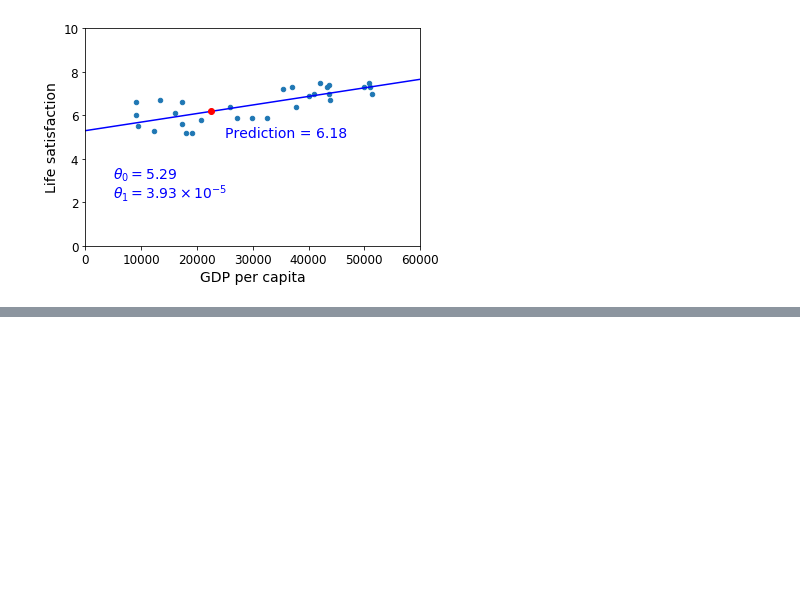
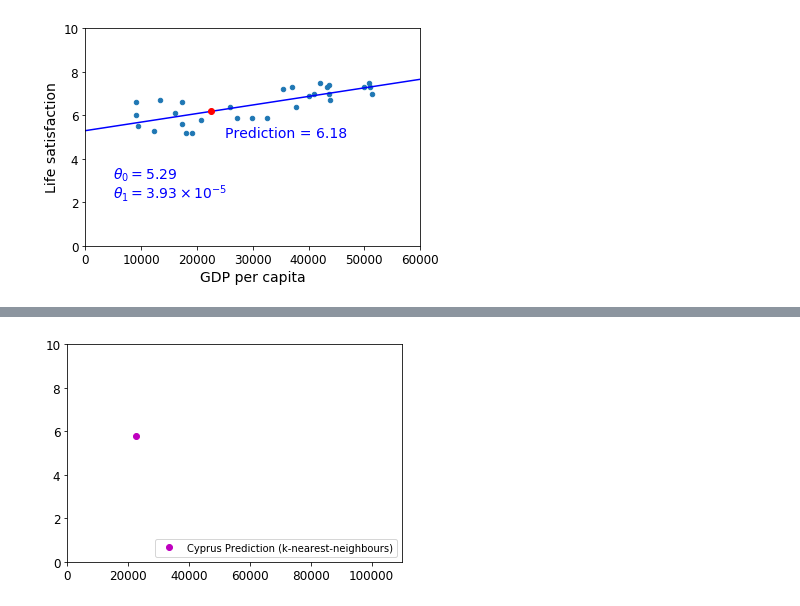
Before and after one commit to thdaraujo/tensorflow-experiments, a Jupyter notebook: gdp_life_satisfaction/gdp_life_satisfaction.ipynb, the cells around one changed output, grey strips where cells are left out. Cells and saved outputs as stored; diff of their text form; code cells hidden in the pictures; blank space fills up the shorter version.

```diff
--- a/gdp_life_satisfaction/gdp_life_satisfaction.ipynb
+++ b/gdp_life_satisfaction/gdp_life_satisfaction.ipynb
@@ -105,0 +134,17 @@ plt.show()
+# %%
+# kne
+X = Xsample
+Y = ysample
+
+knn = sklearn.neighbors.KNeighborsRegressor(n_neighbors=3)
+knn.fit(X, Y)
+
+knn_pred = knn.predict(cyprus_gdp_per_capita)[0][0]
+plt.plot(cyprus_gdp_per_capita, knn_pred, "mo", label="Cyprus Prediction (k-nearest-neighbours)")
+
+plt.legend(loc="lower right")
+plt.axis([0, 110000, 0, 10])
+
+plt.show()
+# %% [output]
+[figure, added]
```
Also changed, not shown: parts of 6 cells of this notebook.
